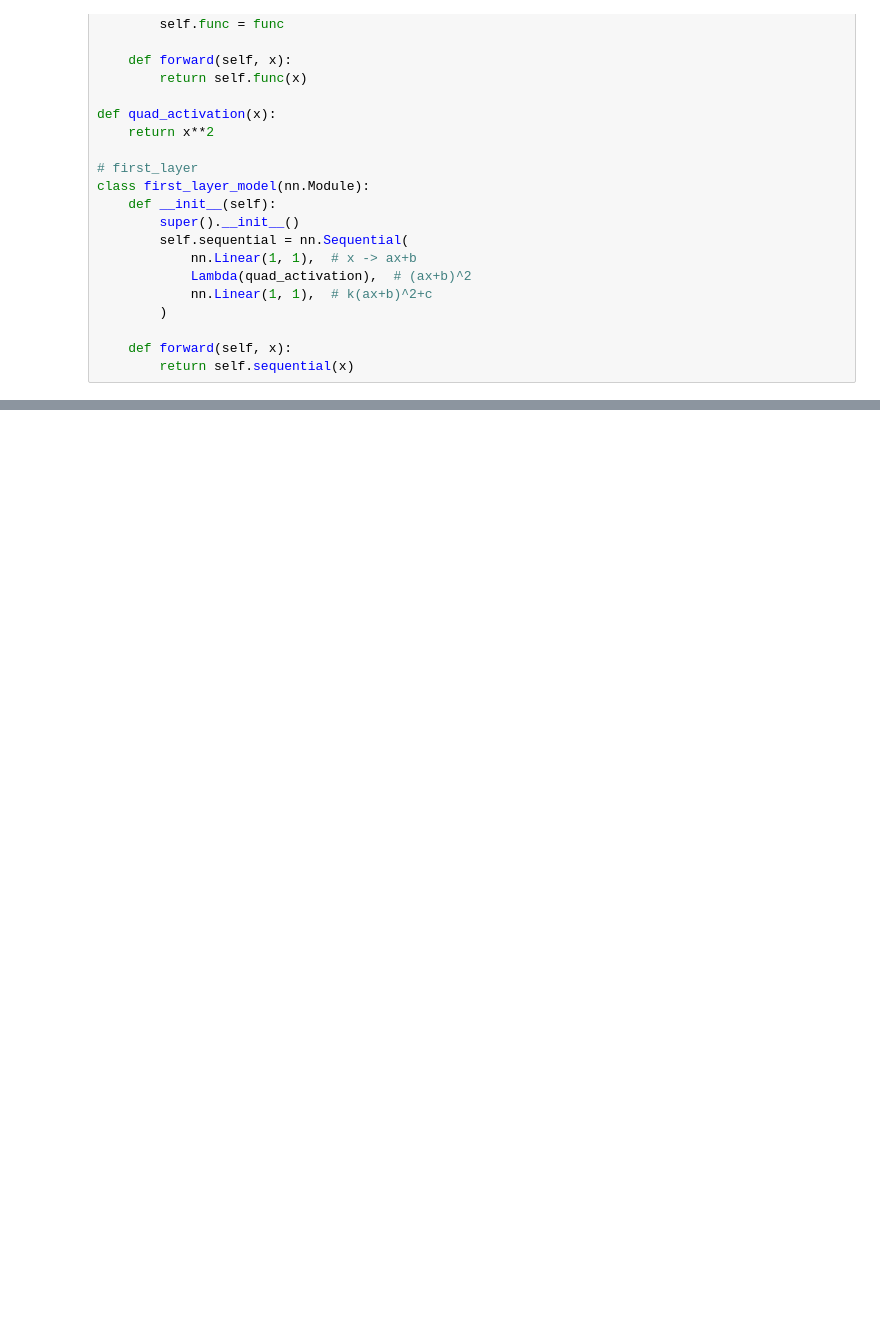
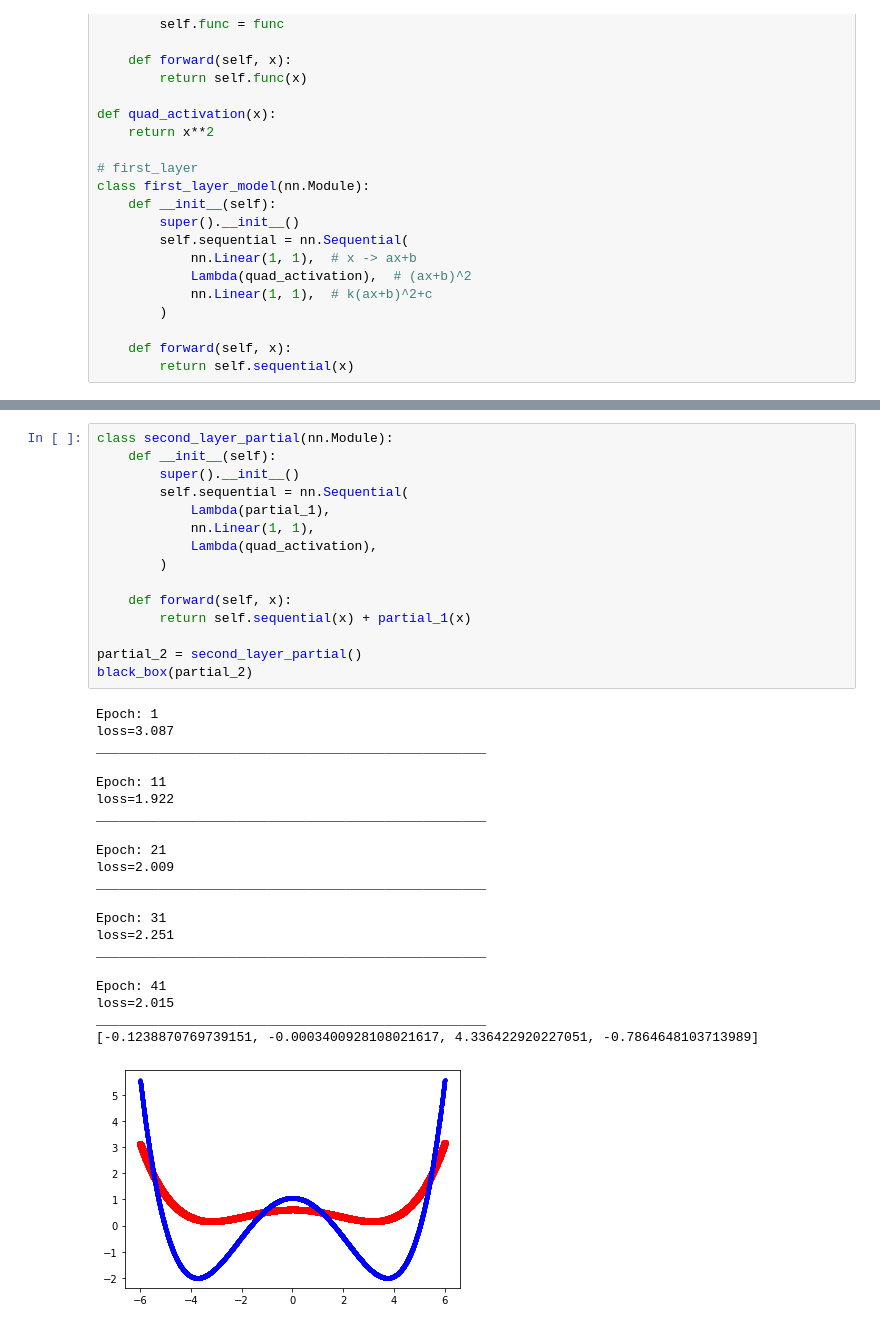
Before and after one commit to ZQZCalin/2-layer-skip-NN, a Jupyter notebook: counter-example.ipynb, the cells around one changed output, grey strips where cells are left out. Cells and saved outputs as stored; diff of their text form; blank space fills up the shorter version.

```diff
--- a/counter-example.ipynb
+++ b/counter-example.ipynb
@@ -202,0 +353,37 @@ To serve as a comparison, compare the previous freeze-and-train method with the
+# %%
+class second_layer_partial(nn.Module):
+    def __init__(self):
+        super().__init__()
+        self.sequential = nn.Sequential(
+            Lambda(partial_1),
+            nn.Linear(1, 1),
+            Lambda(quad_activation),
+        )
+
+    def forward(self, x):
+        return self.sequential(x) + partial_1(x)
+
+partial_2 = second_layer_partial()
+black_box(partial_2)
+# %% [output]
+Epoch: 1
+loss=3.087
+__________________________________________________
+
+Epoch: 11
+loss=1.922
+__________________________________________________
+
+Epoch: 21
+loss=2.009
+__________________________________________________
+
+Epoch: 31
+loss=2.251
+__________________________________________________
+
+Epoch: 41
+loss=2.015
+__________________________________________________
+[-0.1238870769739151, -0.0003400928108021617, 4.336422920227051, -0.7864648103713989]
+[figure, added]
```
Also changed, not shown: parts of 20 cells of this notebook.
